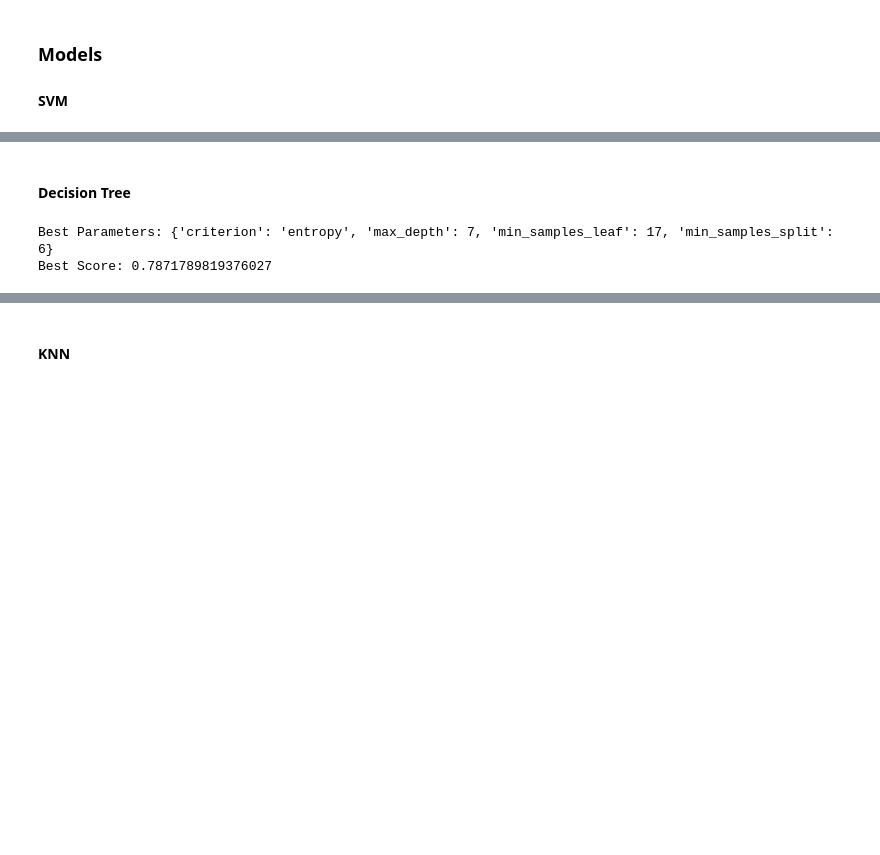
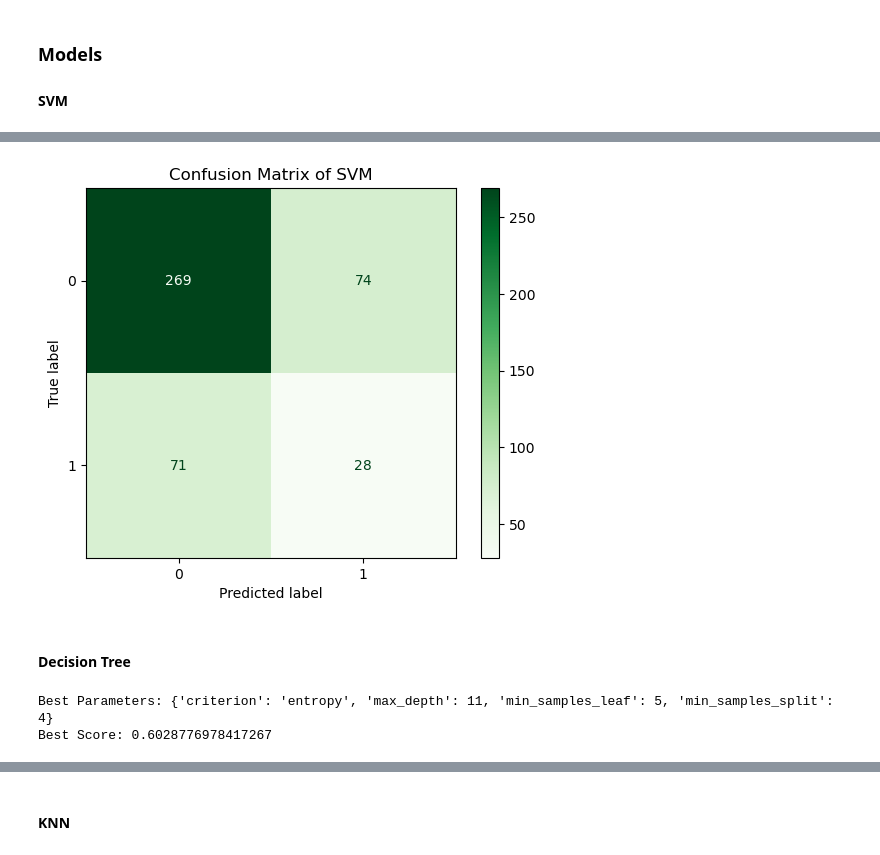
Before and after one commit to mirzaaa101/AlgoSelect, a Jupyter notebook: Algorithms.ipynb, the cells around one changed output, grey strips where cells are left out. Cells and saved outputs as stored; diff of their text form; code cells hidden in the pictures; blank space fills up the shorter version.

```diff
--- a/Algorithms.ipynb
+++ b/Algorithms.ipynb
@@ -121,7 +151,3 @@ y_resampled.value_counts()
 0    695
 1    695
 Name: Murmur, dtype: int64
-# %%
-from sklearn.model_selection import train_test_split
-
-X_train, X_test, y_train, y_test = train_test_split(X_resampled, y_resampled, test_size=0.2, stratify=y_resampled)
@@ -138,3 +154,6 @@ print(y_test.shape)
+# %%
+X_train = X_resampled.copy()
+y_train = y_resampled.copy()
 # %% [markdown]
 ### Models
 #### SVM
@@ -162,5 +181,5 @@ Best Score: 0.7518199814163941
 best_params = random_search.best_params_
 # Create SVM classifier with the best parameters
 best_svc_model = SVC(kernel='rbf', C=best_params['C'], gamma=best_params['gamma'])
-best_svc_model.fit(X, y)
+best_svc_model.fit(X_train, y_train)
 # %% [output]
@@ -186,3 +205,18 @@ weighted avg       0.84      0.79      0.78       278
+# %%
+from sklearn.metrics import confusion_matrix, ConfusionMatrixDisplay
+
+def show_confusion_matrix(model, model_name):
+    predictions = model.predict(X_test)
+    cm = confusion_matrix(y_test, predictions, labels=model.classes_)
+    disp = ConfusionMatrixDisplay(confusion_matrix=cm, display_labels=model.classes_)
+    cmap = plt.cm.Greens
+    disp.plot(cmap=cmap)
+    plt.title(f"Confusion Matrix of {model_name}")
+    plt.show()
+# %%
+show_confusion_matrix(best_svc_model, "SVM")
+# %% [output]
+[figure, added]
 # %% [markdown]
 #### Decision Tree
 # %%
@@ -199,13 +233,13 @@ dt_classifier = DecisionTreeClassifier()
 
 
 random_search_dt = RandomizedSearchCV(dt_classifier, param_distributions=param_dist, n_iter=100, cv=5, random_state=42)
-random_search_dt.fit(X, y)
+random_search_dt.fit(X_train, y_train)
 
 print("Best Parameters:", random_search_dt.best_params_)
 print("Best Score:", random_search_dt.best_score_)
 # %% [output]
-Best Parameters: {'criterion': 'entropy', 'max_depth': 7, 'min_samples_leaf': 17, 'min_samples_split': 6}
-Best Score: 0.7871789819376027
+Best Parameters: {'criterion': 'entropy', 'max_depth': 11, 'min_samples_leaf': 5, 'min_samples_split': 4}
+Best Score: 0.6028776978417267
 # %%
 # Extract the best Decision Tree model
 best_dt_model = random_search_dt.best_estimator_
```
Also changed, not shown: parts of 32 cells of this notebook, 3 other files.
